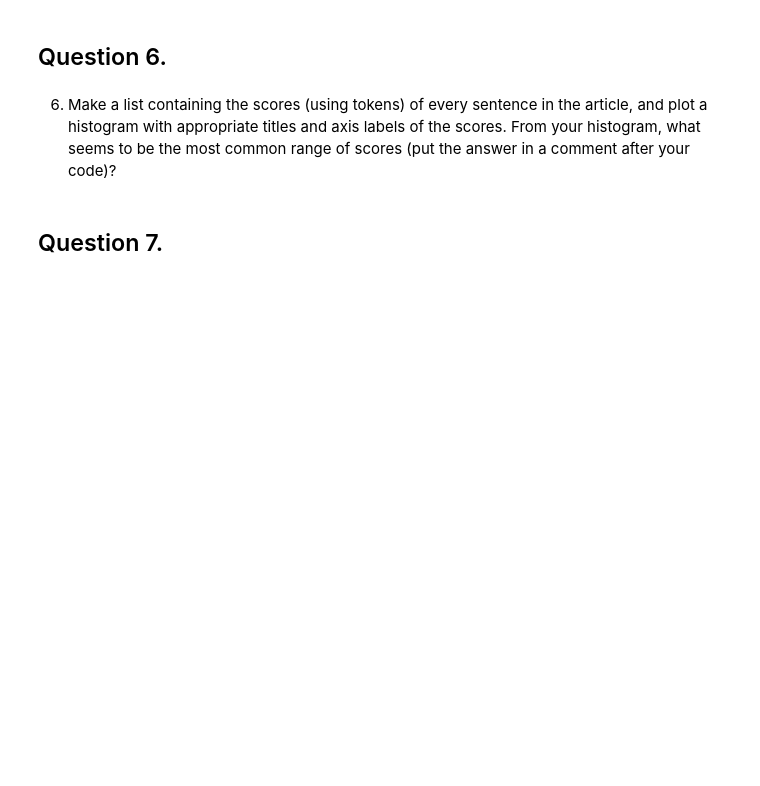
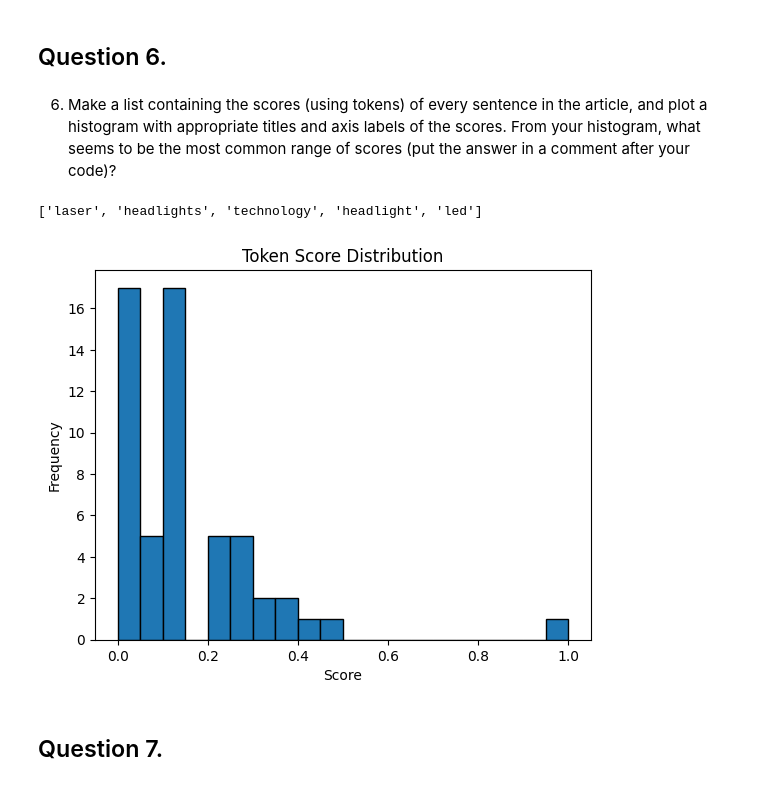
Before and after one commit to DMill31/web-scraping, a Jupyter notebook: web-scraping.ipynb, the cells around one changed output. Drawn from its saved outputs; the diff is of its cells as text; code cells hidden in the pictures; blank space fills up the shorter version.

Commit message:
Updated methods and now have histograms

```diff
--- a/web-scraping.ipynb
+++ b/web-scraping.ipynb
@@ -149,8 +149,6 @@ print(lemma_freq.most_common(5))
 
 You may find some of the code from the in class notes useful; feel free to use methods (rewrite them in this cell as well).  Test them by showing the score of the first sentence in your article using the frequent tokens and frequent lemmas identified in question 3.
 # %%
-import re
-
 def score_sentence_by_token(sentence, interesting_tokens):
     """
     Score a sentence based on the frequency of interesting tokens.
@@ -160,10 +158,13 @@ def score_sentence_by_token(sentence, interesting_tokens):
 
     Returns the number of times that any of the interesting tokens appear in the sentence divided by the number of words in the sentence.
     """
-    tokens = [token.text.lower() for token in sentence if we_care_about(token)]
-    if not tokens:
+    doc = nlp(sentence)
+    words = [token.text.lower() for token in doc if we_care_about(token)]
+    if not words:
         return 0
-    return sum(1 for token in tokens if token in interesting_tokens) / len(re.findall(r'\w+', sentence))
+    interesting_words = sum(1 for word in words if word in interesting_tokens)
+    return interesting_words / len(words)
+
 
 def score_sentence_by_lemma(sentence, interesting_lemmas):
     """
@@ -174,14 +175,34 @@ def score_sentence_by_lemma(sentence, interesting_lemmas):
 
     Returns the number of times that any of the interesting lemmas appear in the sentence divided by the number of words in the sentence.
     """
-    lemmas = [token.lemma_.lower() for token in sentence if we_care_about(token)]
+    doc = nlp(sentence)
+    lemmas = [token.lemma_.lower() for token in doc if we_care_about(token)]
     if not lemmas:
         return 0
-    return sum(1 for lemma in lemmas if lemma in interesting_lemmas) / len(re.findall(r'\w+', sentence))
+    count = sum(1 for lemma in lemmas if lemma in interesting_lemmas)
+    return count / len(lemmas)
 # %% [markdown]
 ## Question 6.
 # %% [markdown]
 6. Make a list containing the scores (using tokens) of every sentence in the article, and plot a histogram with appropriate titles and axis labels of the scores. From your histogram, what seems to be the most common range of scores (put the answer in a comment after your code)?
+# %%
+used_tokens = [t[0] for t in token_freq.most_common(5)]
+print(used_tokens)
+
+scores = []
+for sent in doc.sents:
+    scores.append(score_sentence_by_token(sent.text, used_tokens))
+
+# Plotting the scores on a histogram
+
+plt.hist(scores, bins=20, edgecolor='black')
+plt.title('Token Score Distribution')
+plt.xlabel('Score')
+plt.ylabel('Frequency')
+plt.show()
+# %% [output]
+['laser', 'headlights', 'technology', 'headlight', 'led']
+[figure, added]
 # %% [markdown]
 ## Question 7.
 # %% [markdown]
```
Also changed, not shown: parts of 1 cell of this notebook.
